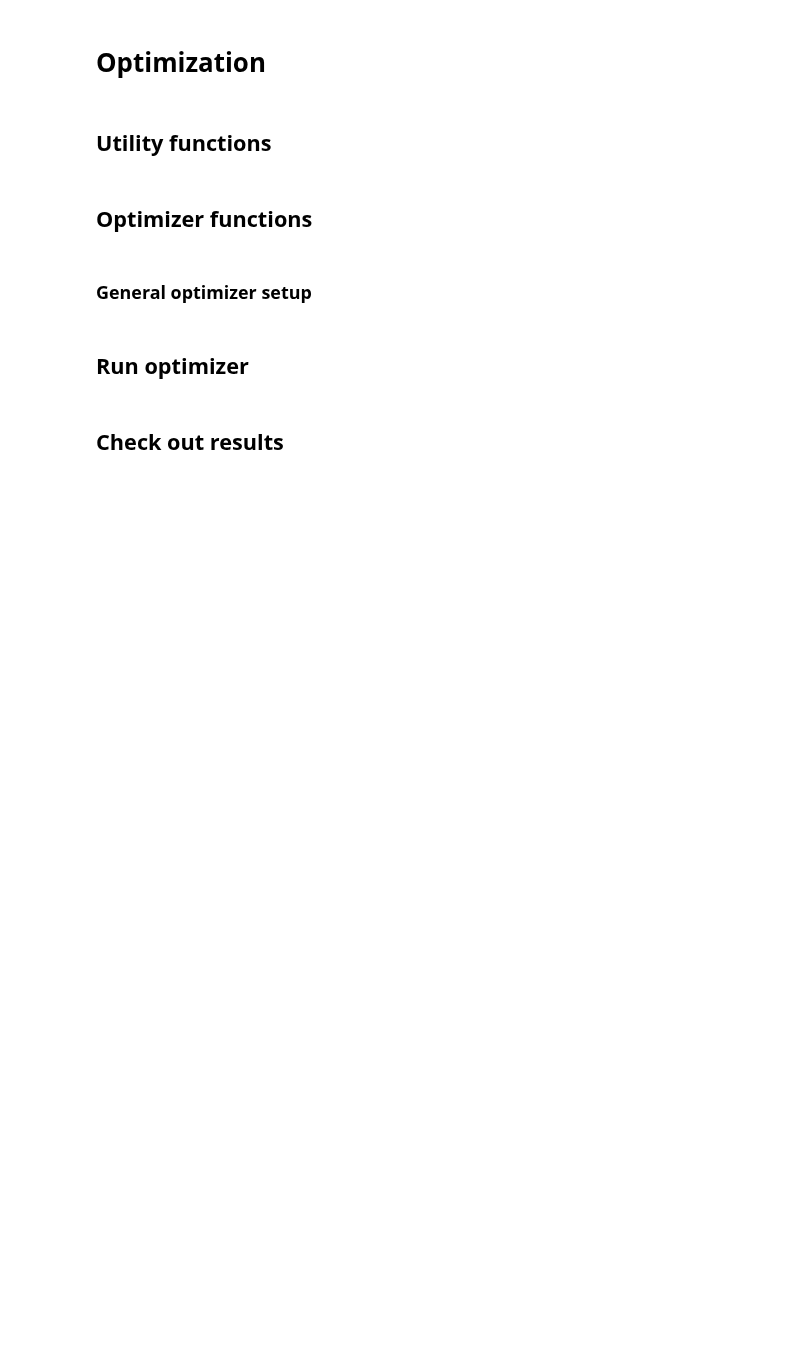
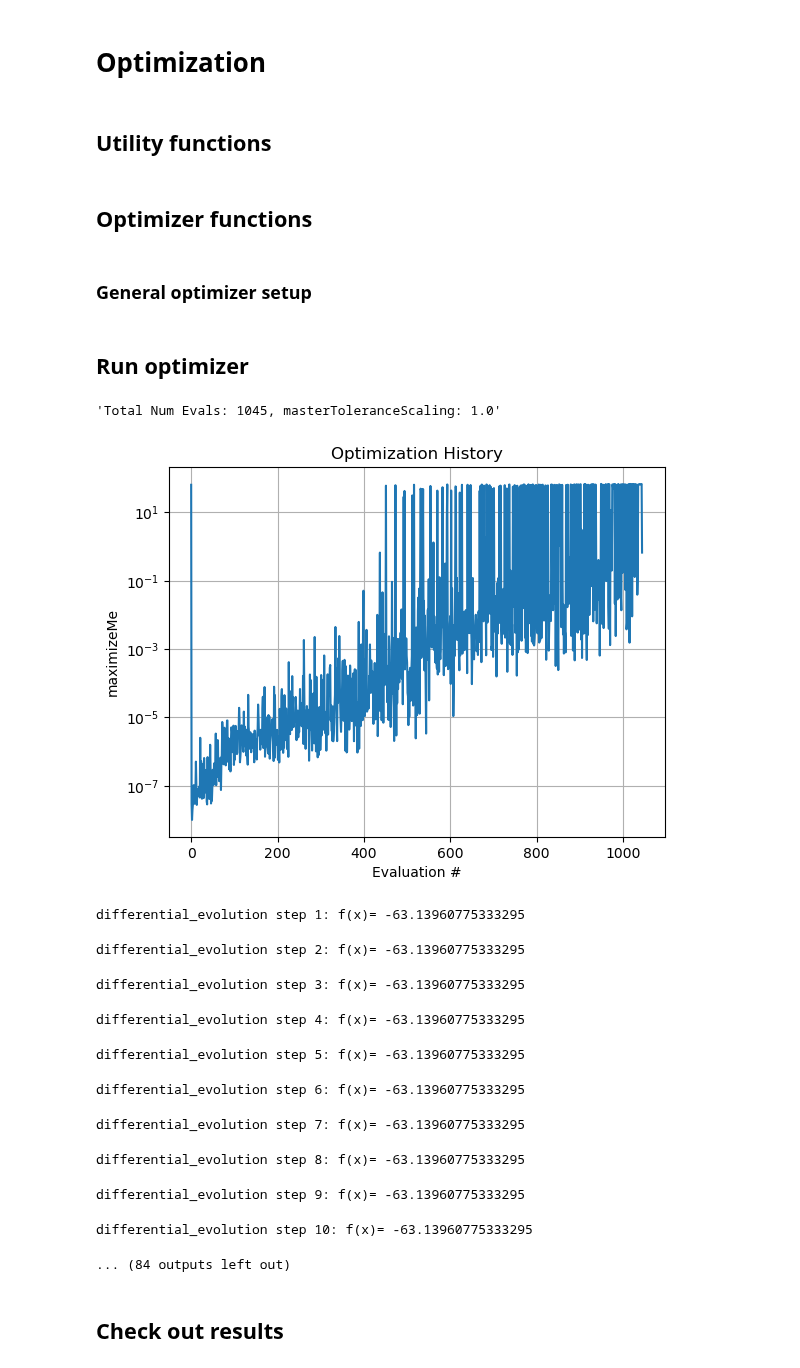
Before and after one commit to slaclab/Jitter-Forked-FACET2-Bmad-PyTao, a Jupyter notebook: 2024-09-25 Two bunch optimizer.ipynb, the cells around one changed output. Saved outputs shown, nothing was run; the diff lists cells and outputs as text; code cells hidden in the pictures; blank space fills up the shorter version.

```diff
--- a/2024-09-25 Two bunch optimizer.ipynb
+++ b/2024-09-25 Two bunch optimizer.ipynb
@@ -8,7 +8,7 @@ tao = initializeTao(
     inputBeamFilePathSuffix = '/beams/nmmToL0AFEND_2bunch_2024-02-16Clean/2024-02-16_2bunch_1e5Downsample_nudgeWeights.h5',
 
     csrTF = False,
-    numMacroParticles=1e4,
+    numMacroParticles=1e3,
 )
 
 #Set aside the initial beam for later reference
@@ -31,7 +31,7 @@ targetBunchSpacing = 150e-6
 #masterToleranceScaling = 1.0 #Higher is looser; generally tighten for early sims and loosen for refinement
 masterToleranceScalingStart = 1.0
 masterToleranceScalingEnd = 1.0
-masterToleranceScalingEvolutionSteps = 200
+masterToleranceScalingEvolutionSteps = 500
 masterToleranceScaling = masterToleranceScalingStart
 
 usingCheckpoint = False
@@ -72,10 +72,10 @@ pbounds = {
     'L2PhaseSet': (-60, 0),
     'L3PhaseSet': (-15, 15),
 
-    'L0BEnergyOffset': (-5e6, 5e6),
-    'L1EnergyOffset': (-10e6, 10e6),
-    'L2EnergyOffset': (-500e6, 500e6),
-    'L3EnergyOffset': (-500e6, 500e6),
+    # 'L0BEnergyOffset': (-5e6, 5e6),
+    # 'L1EnergyOffset': (-10e6, 10e6),
+    # 'L2EnergyOffset': (-500e6, 500e6),
+    # 'L3EnergyOffset': (-500e6, 500e6),
 
     # "Q1EkG":  eval(importedDefaultSettings["Q1EkGBounds"]),
     # "Q2EkG":  eval(importedDefaultSettings["Q2EkGBounds"]),
@@ -285,11 +286,11 @@ def specificOptimizer(
     driveEmittanceThreshold   = 50e-6 * masterToleranceScaling
     witnessEmittanceThreshold = 20e-6 * masterToleranceScaling
 
-    driveSpotThreshold   = 30e-6 * masterToleranceScaling
-    witnessSpotThreshold = 30e-6 * masterToleranceScaling
+    driveSpotThreshold     = 30e-6 #* masterToleranceScaling
+    witnessSpotThreshold   = 30e-6 #* masterToleranceScaling
 
-    driveLengthThreshold   = 20e-6 * masterToleranceScaling
-    witnessLengthThreshold = 20e-6 * masterToleranceScaling
+    driveLengthThreshold   = 20e-6 #* masterToleranceScaling
+    witnessLengthThreshold = 20e-6 #* masterToleranceScaling
 
 
     savedData["errorTerm_lostChargeFraction"] = 1e3 * rampToZero( savedData["lostChargeFraction"], tolerableBeamLossFraction, scale = 0.01)**2
@@ -438,8 +439,8 @@ defaultSettingsVector = [importedDefaultSettings[key] for key in list(pbounds.ke
 # %%
 from scipy.optimize import minimize
 
-#optimizationType = "differentialEvolution" #Classic, standard for exploration
-optimizationType = "nelderMead"            #Classic, standard for refinement
+optimizationType = "differentialEvolution" #Classic, standard for exploration
+#optimizationType = "nelderMead"            #Classic, standard for refinement
 #optimizationType = "L-BFGS-B"              #This never seems to work; I think the problem is too noisy to get a reasonable Hessian
 #optimizationType = "powell"                #This rarely seems to help; I think the orthogonal approach is not appropriate for this problem
 #optimizationType = "COBYQA"                #Seems promising. Not timid about making big, coordinated moves. I like it more for refinement though. Seems (much) more likely than nelderMead to give up too early though...
@@ -448,7 +449,7 @@ optimizationType = "nelderMead"            #Classic, standard for refinement
 match optimizationType:
 
     case "differentialEvolution":
-        totalPopSize = 30            # Total population size
+        totalPopSize = 10            # Total population size
         numDimensions = len(bounds)  # Number of parameters
 
         #initializationType = "uniform"
@@ -490,17 +491,18 @@ match optimizationType:
 
     case "nelderMead":
         #Optional: Manually define starting simplex. Need to enable in minimize() options
-        # initial_simplex = np.tile(defaultSettingsVector, (numDimensions + 1, 1))
-        # for i in range(1, numDimensions + 1):
-        #     initial_simplex[i][i - 1] *= 1.1
+        numDimensions = len(defaultSettingsVector)
+        initial_simplex = np.tile(defaultSettingsVector, (numDimensions + 1, 1))
+        for i in range(1, numDimensions + 1):
+            initial_simplex[i][i - 1] += 1e-2 * (bounds[i-1][1] - bounds[i-1][0])
 
         result = minimize(
             wrapperDE,
             defaultSettingsVector,
             method = "Nelder-Mead",
             bounds = bounds,
-            #options={'initial_simplex': initial_simplex},
-            options={'adaptive': True}
+            options={'initial_simplex': initial_simplex, 'adaptive': True},
+            #options={'adaptive': True}
         )
 
     case "L-BFGS-B":
@@ -509,7 +511,8 @@ match optimizationType:
             defaultSettingsVector,
             method = "L-BFGS-B",
             bounds = bounds,
-            options = {"eps": [1e-4*x for x in defaultSettingsVector]}
+            #options = {"eps": [1e-4*x for x in defaultSettingsVector]}
+            options = {"eps": [1e-3*(x[1]-x[0]) for x in pbounds.values()]}
         )
 
 
@@ -539,34 +542,48 @@ match optimizationType:
                 verbose = 0
         )
 
         #Initial point(s) to check
         optimizer.probe(
             params={key: importedDefaultSettings[key] for key in pbounds.keys()},
             lazy=True,
         )
 
         #Refer to https://bayesian-optimization.github.io/BayesianOptimization/exploitation_vs_exploration.html
         #and https://github.com/bayesian-optimization/BayesianOptimization/blob/master/bayes_opt/bayesian_optimization.py
         boInitialKappa = 10 + 0*10.
         boFinalKappa = 1e-3 + 0*0.1
-        boNumIter = 1000
+        boNumIter = 500
         boKappaDecay = (boFinalKappa / boInitialKappa)**(1/boNumIter)
 
         # acquisition_function = bayes_opt.util.UtilityFunction(
         #                                    kind='ucb',
         #                                    kappa=boInitialKappa,         #Default 2.576
         #                                    xi=0.0,              #Default 0
         #                                    kappa_decay=boKappaDecay,       #Default 0
         #                                    kappa_decay_delay=0  #Default 0
         #                                 )
 
         optimizer.maximize(
             init_points=100, #Initial, random points. Unwise to omit. "Often, 2*dim to 5*dim random points are recommended before switching to model-driven exploration."
             n_iter=boNumIter,
             #acquisition_function=acquisition_function
         )
 
 print(problem.history)
+# %% [output]
+'Total Num Evals: 1045, masterToleranceScaling: 1.0'
+[figure, added]
+differential_evolution step 1: f(x)= -63.13960775333295
+differential_evolution step 2: f(x)= -63.13960775333295
+differential_evolution step 3: f(x)= -63.13960775333295
+differential_evolution step 4: f(x)= -63.13960775333295
+differential_evolution step 5: f(x)= -63.13960775333295
+differential_evolution step 6: f(x)= -63.13960775333295
+differential_evolution step 7: f(x)= -63.13960775333295
+differential_evolution step 8: f(x)= -63.13960775333295
+differential_evolution step 9: f(x)= -63.13960775333295
+differential_evolution step 10: f(x)= -63.13960775333295
+... (84 outputs left out)
 # %% [markdown]
 ## Check out results
 # %%
```
Also changed, not shown: parts of 8 cells of this notebook, 4 other files.
